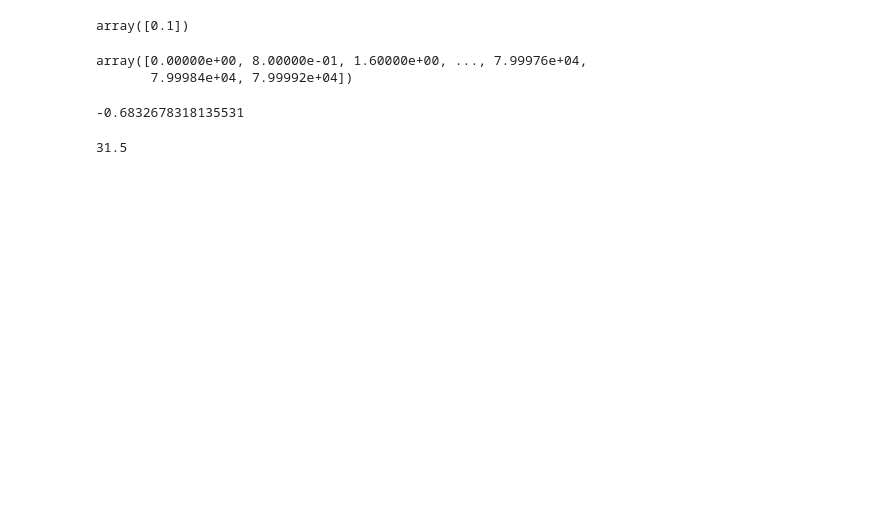
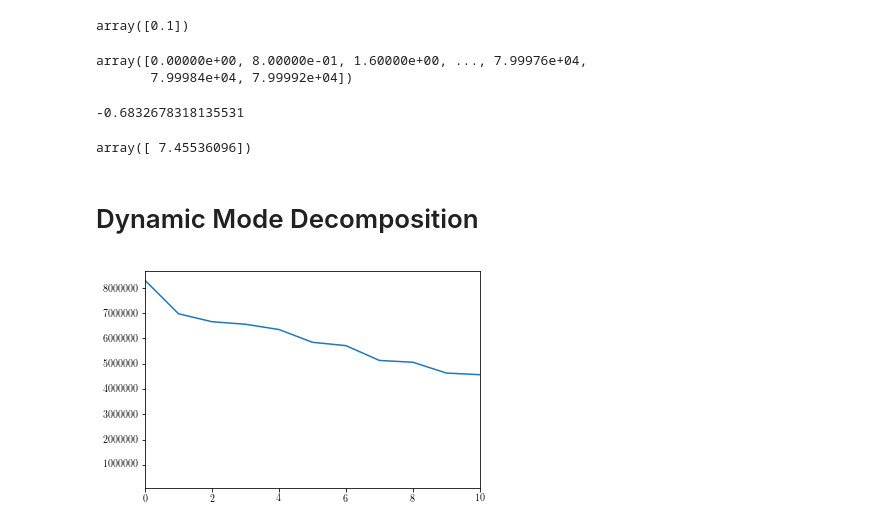
Before and after one commit to ajpetersen25/PLPlumes, a Jupyter notebook: Code/playground.ipynb, the cells around one changed output. Drawn from its saved outputs; the diff is of its cells as text; code cells hidden in the pictures; blank space fills up the shorter version.

```diff
--- a/Code/playground.ipynb
+++ b/Code/playground.ipynb
@@ -412,7 +401,23 @@ array([0.00000e+00, 8.00000e-01, 1.60000e+00, ..., 7.99976e+04,
 np.interp(s[0],(Z[1:-1]),(nma.min(W_plume[1:-1,:],axis=1)/cal/deltat/2))
 # %% [output]
 -0.6832678318135531
-# %%
-s[0]
-# %% [output]
-31.5
+# %%
+scipy.linalg.svdvals(np.array([snapshot.flatten() for snapshot in snapshots]).T)
+# %% [output]
+array([ 7.45536096])
+# %% [markdown]
+# Dynamic Mode Decomposition
+# %%
+import scipy
+frames = 1000
+snapshots = np.asarray([img.read_frame2d(i)[:,400:800]*I_correction[:,400:800] for i in range(0,frames)],dtype='float') - np.repeat(mean_c[:,400:800].reshape(1,800,400),frames,axis=0)
+#snapshots = piv[0:frames,:,:] - np.repeat(W_bar.reshape(1,49,79),frames,axis=0)
+#snapshots = W_prime[0:frames,:,:]
+#snapshots.data[snapshots.mask]=0
+#snapshots = snapshots.data/cal/deltat
+#snapshots_shape = input_shapes[0]
+fig = plt.plot(scipy.linalg.svdvals(np.array([snapshot.flatten() for snapshot in snapshots]).T), '-')
+plt.xlim(0,10);
+#plt.ylim(.1,1e4)
+# %% [output]
+[figure, added]
```
Also changed, not shown: parts of 41 cells of this notebook.
